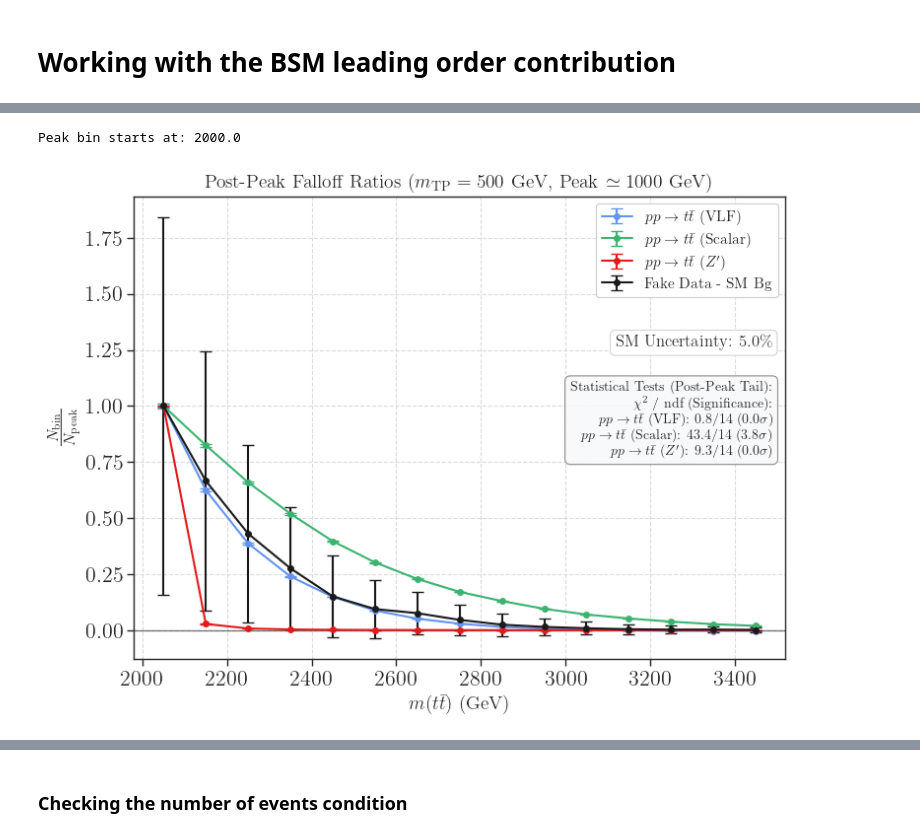
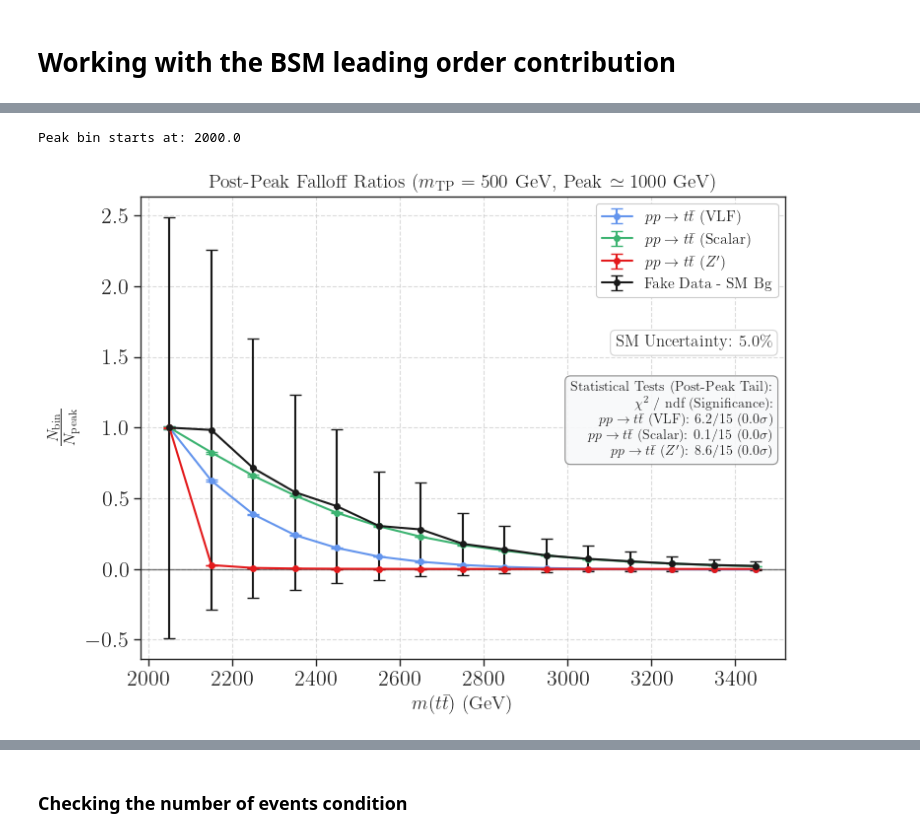
Before and after one commit to viniciusrocca/EFT_ToyModel, a Jupyter notebook: Plots/Article_method.ipynb, the cells around one changed output, grey strips where cells are left out. Saved outputs shown, nothing was run; the diff lists cells and outputs as text; code cells hidden in the pictures.

```diff
--- a/Plots/Article_method.ipynb
+++ b/Plots/Article_method.ipynb
@@ -741,6 +741,8 @@ for i in range(0, len(data_NLO), 4):
 
     bsm_hists.append(N_obs - h_sm)
     bsm_errs.append(np.sqrt(stat_variance_obs + hErr_sm**2))
+    sqrt_N = np.sqrt(N_obs)
+    sm_sys = hErr_sm
 
     bsm_labels.append('Fake Data - SM Bg')
     bsm_colors.append('k')
@@ -883,7 +1234,8 @@ vs Z'           -> Chi2 = 3140583.5 | p-value = 0.00e+00 | Z = 7.94 sigma
 # %%
 
 mTP = 1000.0 #GeV
-n_bp = 15
+n_bp = 0
+n_ap =15
 peak = 2.0 * mTP
 b_peak = 0
 i = 0
@@ -895,13 +1247,14 @@ print(f"Peak bin starts at: {bins[b_peak]}")
 
 ratios = []
 ratios_err = []
-
+frac_peak, frac_bins = [], []
 # Computing the ratios
 for i, h in enumerate(bsm_hists):
     aux = []
     err = []
     # Loop starts at b_peak, but we will ignore the 0th element in the stats test!
-    for j in range(b_peak, b_peak + n_bp):
+    frac_peak, frac_bins = [], []
+    for j in range(b_peak-n_bp, b_peak + n_ap):
         A = h[j]
         B = h[b_peak]
         errA = bsm_errs[i][j]
@@ -910,7 +1263,12 @@ for i, h in enumerate(bsm_hists):
         aux.append(A / B)
 
         # Safe propagation: avoids dividing by zero if the tail crosses zero
-        safe_err = np.sqrt((errA / B)**2 + (A * errB / (B**2))**2)
+        safe_err =abs(aux[-1]) * np.sqrt((errA / A)**2 + ( errB / B)**2)
+        frac_bins.append(errA/A)
+        frac_peak.append(errB/B)
+
+
+        #print(i, safe_err/aux[-1])
         err.append(safe_err)
 
     ratios.append(aux)
@@ -924,8 +1282,8 @@ fake_ratio = np.array(ratios[-1])
 fake_ratio_err = np.array(ratios_err[-1])
 
 # We slice [1:] to skip the b_peak itself
-valid_fake_ratio = fake_ratio[1:]
-valid_fake_err = fake_ratio_err[1:]
+valid_fake_ratio = fake_ratio
+valid_fake_err = fake_ratio_err
 
 stats_lines = [
     "Statistical Tests (Post-Peak Tail):",
@@ -933,20 +1291,12 @@ stats_lines = [
 ]
 
 for k in range(len(ratios) - 1): # Skip the last element (which is Fake Data itself)
-    hyp_ratio = np.array(ratios[k])[1:]
-    hyp_err = np.array(ratios_err[k])[1:]
+    hyp_ratio = np.array(ratios[k])
+    hyp_err = np.array(ratios_err[k])
     name = bsm_labels[k]
 
-    # -----------------------------------------------------------------
-    # MATH FIX: To treat the bins as independent for a standard Chi2,
-    # we isolate the variance of just the NUMERATOR (the tail bins)
-    # and ignore the shared denominator error that bloats the variance.
-    # -----------------------------------------------------------------
-    # Extract the raw numerator errors from the original arrays
-    raw_err_fake = np.array(bsm_errs[-1])[b_peak+1 : b_peak+n_bp] / bsm_hists[-1][b_peak]
-    raw_err_hyp  = np.array(bsm_errs[k])[b_peak+1 : b_peak+n_bp] / bsm_hists[k][b_peak]
 
-    total_variance = raw_err_fake**2 + raw_err_hyp**2
+    total_variance = valid_fake_err**2 + hyp_err**2
 
     # Calculate Chi2
     valid_mask = total_variance > 0
@@ -977,7 +1327,7 @@ stats_text = "\n".join(stats_lines)
 # ==========================================
 
 # Calculate the bin centers for the x-axis
-x_centers = [(bins[j] + bins[j+1]) / 2.0 for j in range(b_peak, b_peak + n_bp)]
+x_centers = [(bins[j] + bins[j+1]) / 2.0 for j in range(b_peak-n_bp, b_peak + n_ap)]
 
 fig, ax = plt.subplots(figsize=(8, 6))
 
@@ -1000,32 +1350,32 @@ ax.axhline(0, color='black', linestyle='-', linewidth=1, alpha=0.5)
 
 ax.grid(True, linestyle='--', alpha=0.7)
 #ax.set_yscale('log')
 
 # --- ANNOTATIONS ---
-# --- ANNOTATIONS ---
+
 # Place the Legend
 ax.legend(fontsize=11, framealpha=1.0, loc='upper right')
 
 # Place the SM Uncertainty Box safely using .format()
 sm_text = r"SM Uncertainty: {:.1f}\%".format(sm_err * 100)
 ax.text(0.98, 0.70, sm_text,
         transform=ax.transAxes,
         fontsize=12,
         verticalalignment='top',
         horizontalalignment='right',
         bbox=dict(boxstyle='round,pad=0.3', facecolor='white', edgecolor='lightgray', alpha=1.0))
 
 # Place the Statistics Box below the SM Uncertainty Box
 ax.text(0.98, 0.60, stats_text,
         transform=ax.transAxes,
         fontsize=10,
         verticalalignment='top',         # Anchor to the top edge
         horizontalalignment='right',     # Anchor to the right edge (aligns with the boxes above it)
         bbox=dict(boxstyle='round,pad=0.4', facecolor='#f8f9fa', edgecolor='gray', alpha=0.9))
 
 plt.tight_layout()
 plt.savefig('Post_Peak_Falloff.png', dpi=300)
 plt.show()
 # %% [output]
 Peak bin starts at: 2000.0
-[figure, old version]
+[figure, new version]
```
Also changed, not shown: parts of 10 cells of this notebook, 53 other files.
